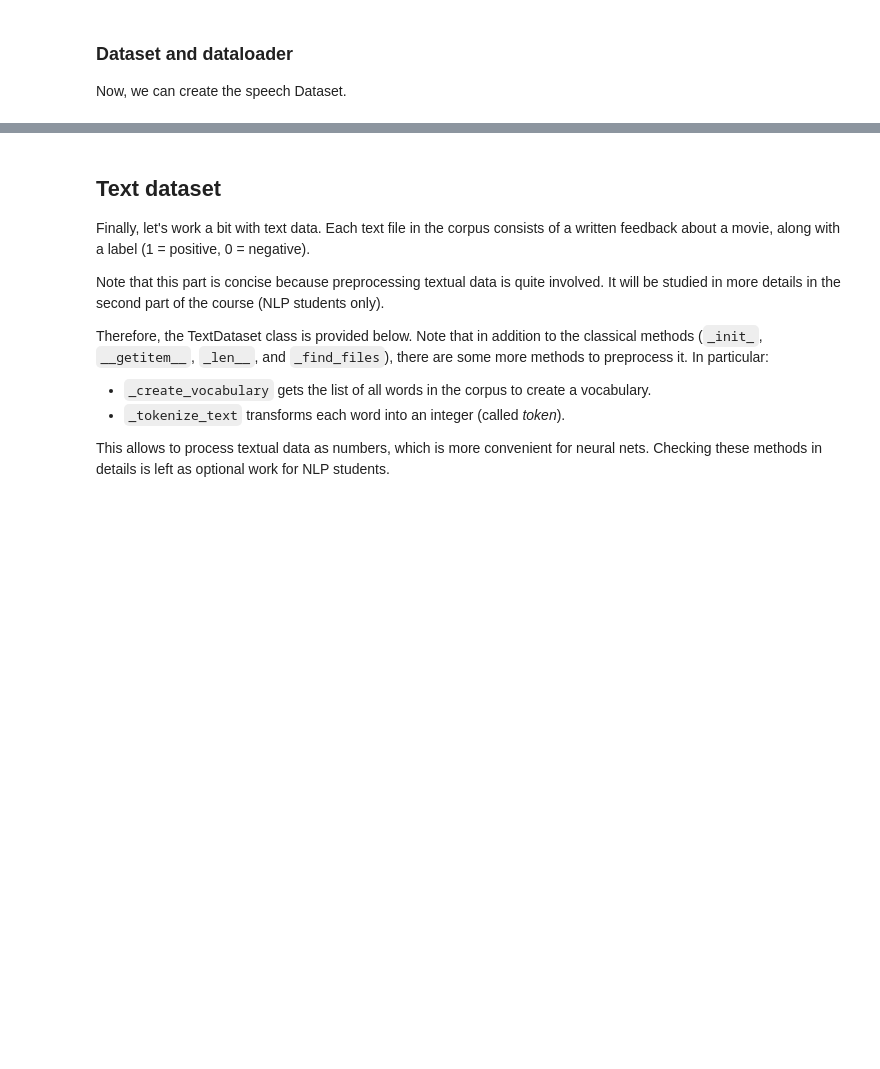
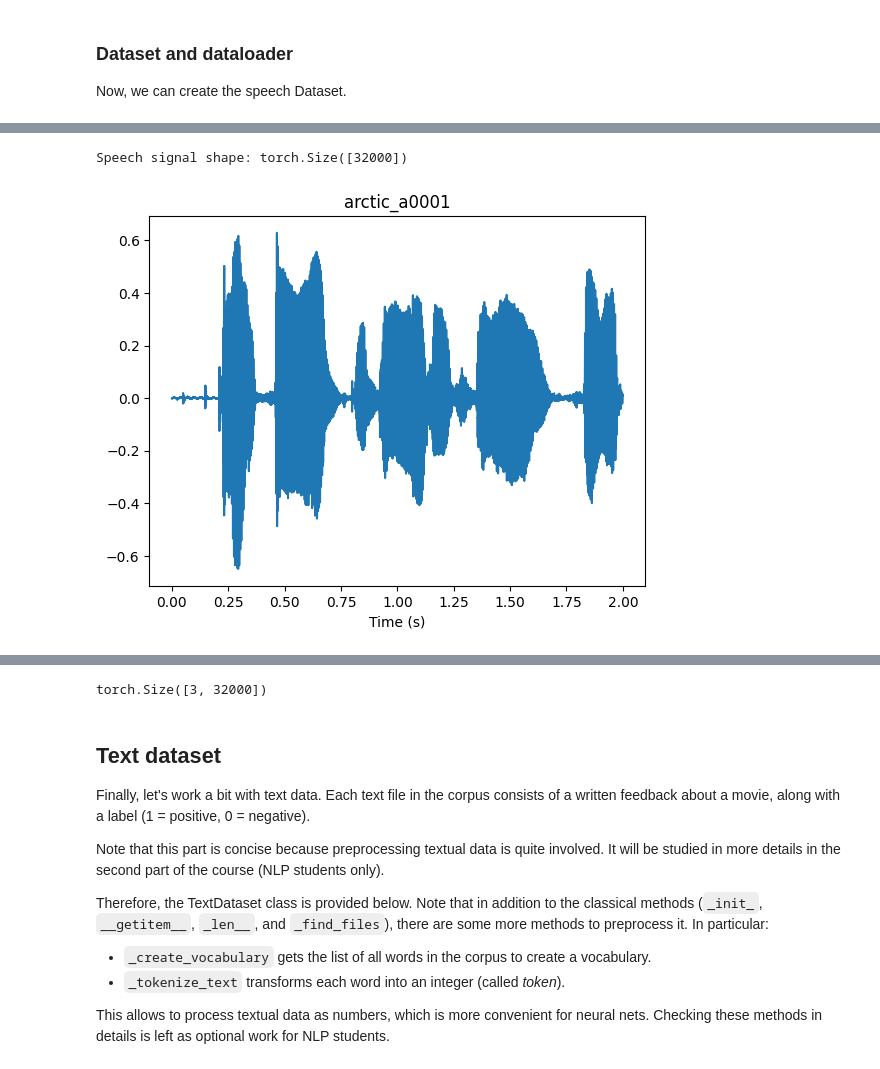
Before and after one commit to fab-toc/deep_learning_labs, a Jupyter notebook: lab1/lab1.2_handling_data.ipynb, the cells around one changed output, grey strips where cells are left out. Saved outputs shown, nothing was run; the diff lists cells and outputs as text; code cells hidden in the pictures; blank space fills up the shorter version.

```diff
--- a/lab1/lab1.2_handling_data.ipynb
+++ b/lab1/lab1.2_handling_data.ipynb
@@ -255,13 +362,22 @@ class SpeechDataset(Dataset):
 
         # TO DO:
         # - get the audio path corresponding to 'index' (use the list 'self.audio_path_list')
+        audio_path = self.audio_path_list[index]
+
         # - load the speech signal into a numpy array x
+        x, sampling_frequency = sf.read(audio_path)
+
         # - transform x into a pytorch tensor y (you can use torch.from_numpy())
+        y = torch.from_numpy(x)
+
         # - use a method (which you have to code) to set the length of x at a given duration 'self.max_dur'
+        y = self._set_duration(y, self.max_dur, sampling_frequency)
+
         # - return the tensor y (which has duration max_dur)
         # - also get and return the name of the audio (as for images, use '.replace()')
+        name = audio_path.replace(self.audio_dir, "").replace(".wav", "")
 
-        return
+        return y, sampling_frequency, name
 
     def _find_files(self, directory, pattern="*.wav"):
         """Recursively find all files matching the pattern."""
@@ -274,12 +390,21 @@ class SpeechDataset(Dataset):
     def _set_duration(self, y, max_dur, sampling_frequency=16000):
         """Set the input signal at a specified duration."""
         # TO DO: code it
+        max_len = int(
+            max_dur * sampling_frequency
+        )  # equivalent maximum length in number of samples
 
-        return
+        if len(y) > max_len:
+            y = y[:max_len]
+
+        else:
+            y = torch.cat((y, torch.zeros(max_len - len(y))))
+
+        return y
 # %%
 # TO DO: Instanciate the dataset (specify the audio directory and a maximum duration of 2 seconds),
 # Print the dataset's length, and the list of files
-audio_dir = "data/audio_corpus/"
+audio_dir = "../data/audio_corpus/"
 max_dur = 2.0
 dataset = SpeechDataset(audio_dir, max_dur)
 
@@ -291,3 +433,21 @@ for l in audio_path_list:
 # %%
 # TO DO: load the speech signal with index '0' from the dataset (and its name), print its shape,
 # plot the signal (with the name as title) and the graphical audio reader
+
+
+speech_example, speech_example_sampling_frequency, speech_example_name = dataset[0]
+
+print("Speech signal shape:", speech_example.shape)
+
+t = torch.arange(len(speech_example)) / speech_example_sampling_frequency
+
+plt.figure()
+plt.plot(t, speech_example)
+plt.title(speech_example_name)
+plt.xlabel("Time (s)")
+plt.show()
+
+display(Audio(data=speech_example, rate=speech_example_sampling_frequency))
+# %% [output]
+Speech signal shape: torch.Size([32000])
+[figure, added]
@@ -296,3 +455,33 @@ for l in audio_path_list:
+# %%
+# TO DO: create a dataloader (batch size of 3), iterate over the dataloader and plot all the signals with name as title
+batch_size = 3
+speech_dataloader = DataLoader(
+    dataset, batch_size=batch_size, shuffle=True, drop_last=True
+)
+
+for (
+    batch_data,
+    batch_sampling_frequencies,
+    batch_names,
+) in speech_dataloader:
+    print(batch_data.shape)
+
+    for b in range(batch_size):
+        plt.subplot(1, batch_size, ib + 1)
+        plt.imshow(batch_data[ib, :])
+        plt.title(batch_name[ib])
+        plt.xticks([]), plt.yticks([])
+    t = torch.arange(len(speech_example)) / speech_example_sampling_frequency
+
+    plt.figure()
+    plt.plot(t, speech_example)
+    plt.title(speech_example_name)
+    plt.xlabel("Time (s)")
+    plt.show()
+
+    display(Audio(data=speech_example, rate=speech_example_sampling_frequency))
+# %% [output]
+torch.Size([3, 32000])
 # %% [markdown]
 ## Text dataset
 
```
Also changed, not shown: parts of 16 cells of this notebook.
